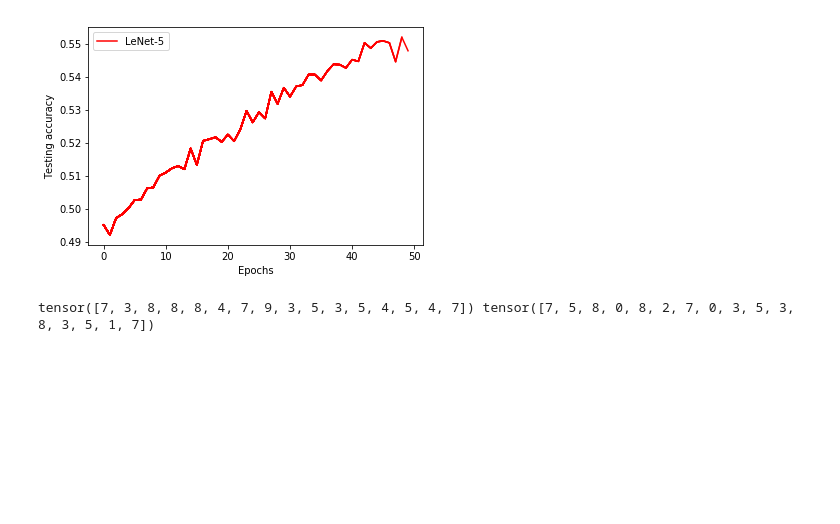
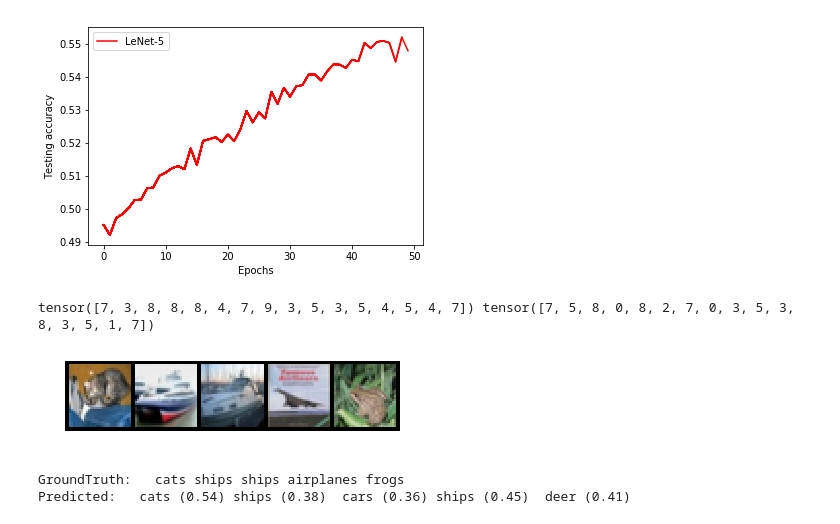
Before and after one commit to Shubhammawa/Pytorch-Tutorial, a Jupyter notebook: LeNet5_CIFAR10.ipynb, the cells around one changed output. Cells and saved outputs as stored; diff of their text form; code cells hidden in the pictures; blank space fills up the shorter version.

```diff
--- a/LeNet5_CIFAR10.ipynb
+++ b/LeNet5_CIFAR10.ipynb
@@ -188,3 +192,35 @@ Iteration: 50 /50  ; LeNet:  Training Loss: 0.004741 ; Testing Acc: 54.780 ; Tim
 print(predicted, labels)
 # %% [output]
 tensor([7, 3, 8, 8, 8, 4, 7, 9, 3, 5, 3, 5, 4, 5, 4, 7]) tensor([7, 5, 8, 0, 8, 2, 7, 0, 3, 5, 3, 8, 3, 5, 1, 7])
+# %%
+def imshow(img):
+    npimg = img.numpy()
+    plt.imshow(np.transpose(npimg, (1,2,0)), interpolation='nearest')
+    plt.axis('off')
+    plt.show()
+# %%
+classes = ['airplanes', 'cars', 'birds', 'cats', 'deer', 'dogs', 'frogs', 'horses', 'ships', 'trucks']
+# %%
+dataiter = iter(testLoader)
+inputs, labels = dataiter.next()
+
+# print images
+imshow(torchvision.utils.make_grid(inputs[:5], nrow=5))
+print('GroundTruth: ', ' '.join('%8s' % classes[labels[j]] for j in range(5)))
+
+# Get the predicted outputs
+if use_gpu:
+    inputs = Variable(inputs.cuda())
+    outputs = net(inputs)
+    probabilities, predicted = torch.max(outputs.data, 1)
+    predicted = predicted.cpu()
+else:
+    inputs = Variable(inputs)
+    outputs = net(inputs)
+    probabilities, predicted = torch.max(outputs.data, 1)
+probabilities_np = probabilities.cpu().data.numpy()
+print('Predicted: ', ' '.join('%3s (%.2f)' % (classes[predicted[j]], torch.exp(probabilities[j])) for j in range(5)))
+# %% [output]
+[figure, added]
+GroundTruth:   cats ships ships airplanes frogs
+Predicted:   cats (0.54) ships (0.38)  cars (0.36) ships (0.45)  deer (0.41)
```
Also changed, not shown: parts of 1 cell of this notebook.
